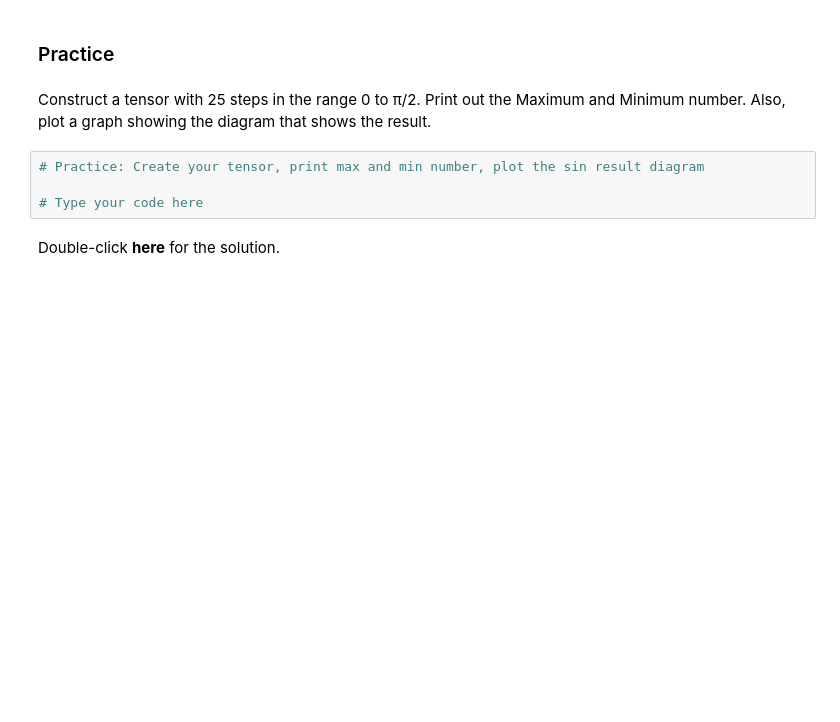
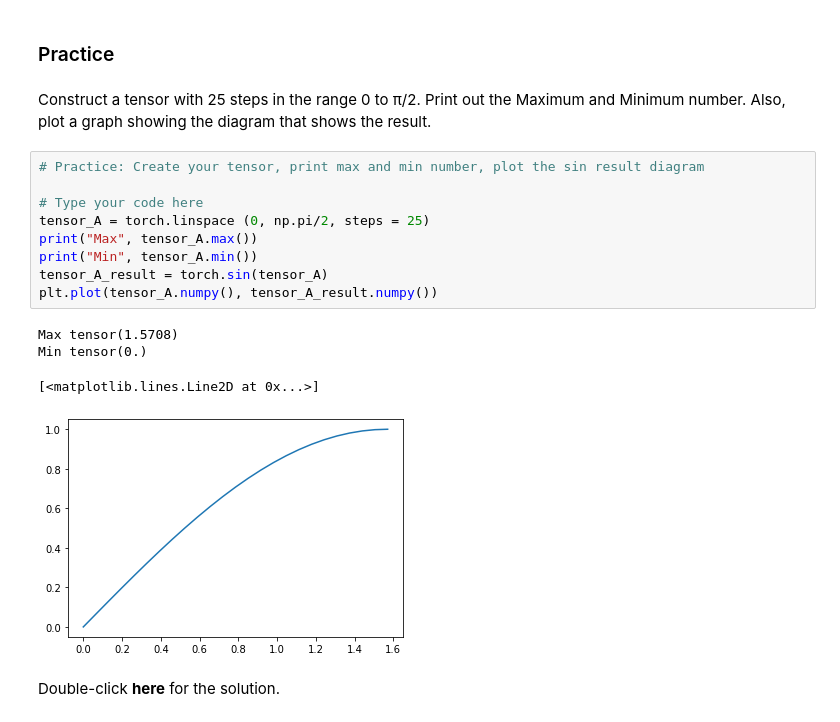
Before and after one commit to ConyYang/pyTorchCookbook, a Jupyter notebook: coursera/1.1_1Dtensors_v2.ipynb, the cells around one changed output. Saved outputs shown, nothing was run; the diff lists cells and outputs as text; blank space fills up the shorter version.

```diff
--- a/coursera/1.1_1Dtensors_v2.ipynb
+++ b/coursera/1.1_1Dtensors_v2.ipynb
@@ -533,7 +613,17 @@ Construct a tensor with 25 steps in the range 0 to π/2. Print out the Maximum a
 # %%
 # Practice: Create your tensor, print max and min number, plot the sin result diagram
 
 # Type your code here
+tensor_A = torch.linspace (0, np.pi/2, steps = 25)
+print("Max", tensor_A.max())
+print("Min", tensor_A.min())
+tensor_A_result = torch.sin(tensor_A)
+plt.plot(tensor_A.numpy(), tensor_A_result.numpy())
+# %% [output]
+Max tensor(1.5708)
+Min tensor(0.)
+[<matplotlib.lines.Line2D at 0x...>]
+[figure, added]
 # %% [markdown]
 Double-click <b>here</b> for the solution.
 <!--
```
Also changed, not shown: parts of 33 cells of this notebook, 1 other file.
